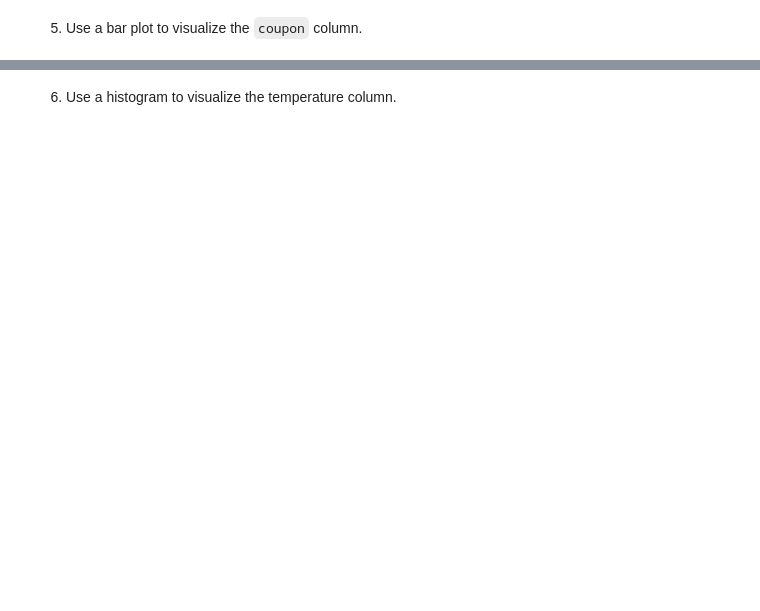
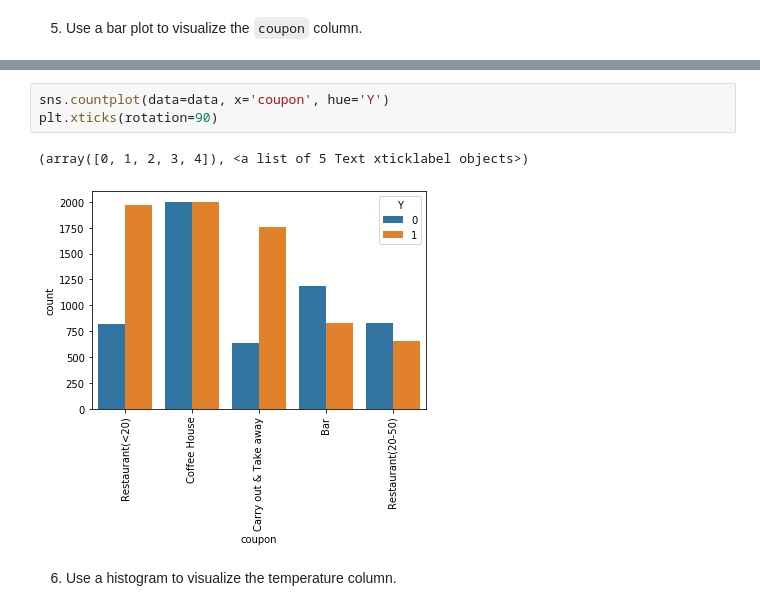
Before and after one commit to purnamididuddi/coupon_acceptance, a Jupyter notebook: coupon_analysis.ipynb, the cells around one changed output, grey strips where cells are left out. Saved outputs shown, nothing was run; the diff lists cells and outputs as text; blank space fills up the shorter version.

```diff
--- a/coupon_analysis.ipynb
+++ b/coupon_analysis.ipynb
@@ -275,2 +287,8 @@ dtype: int64
+# %%
+sns.countplot(data=data, x='coupon', hue='Y')
+plt.xticks(rotation=90)
+# %% [output]
+(array([0, 1, 2, 3, 4]), <a list of 5 Text xticklabel objects>)
+[figure, added]
 # %% [markdown]
 6. Use a histogram to visualize the temperature column.
```
Also changed, not shown: parts of 6 cells of this notebook.
